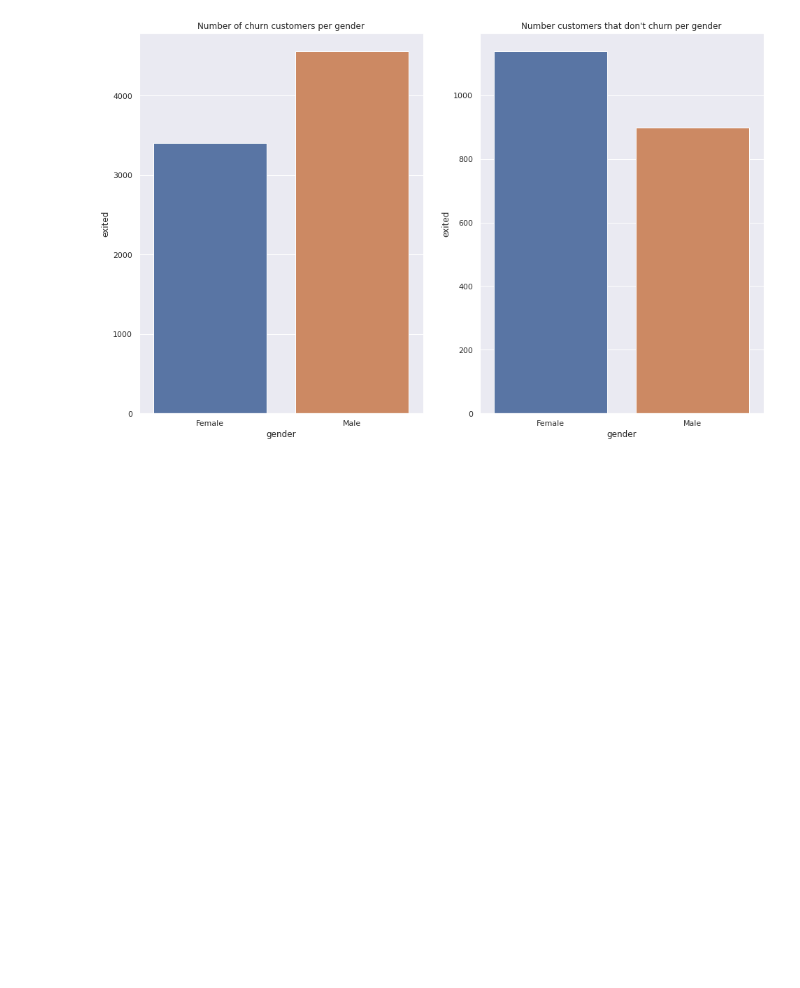
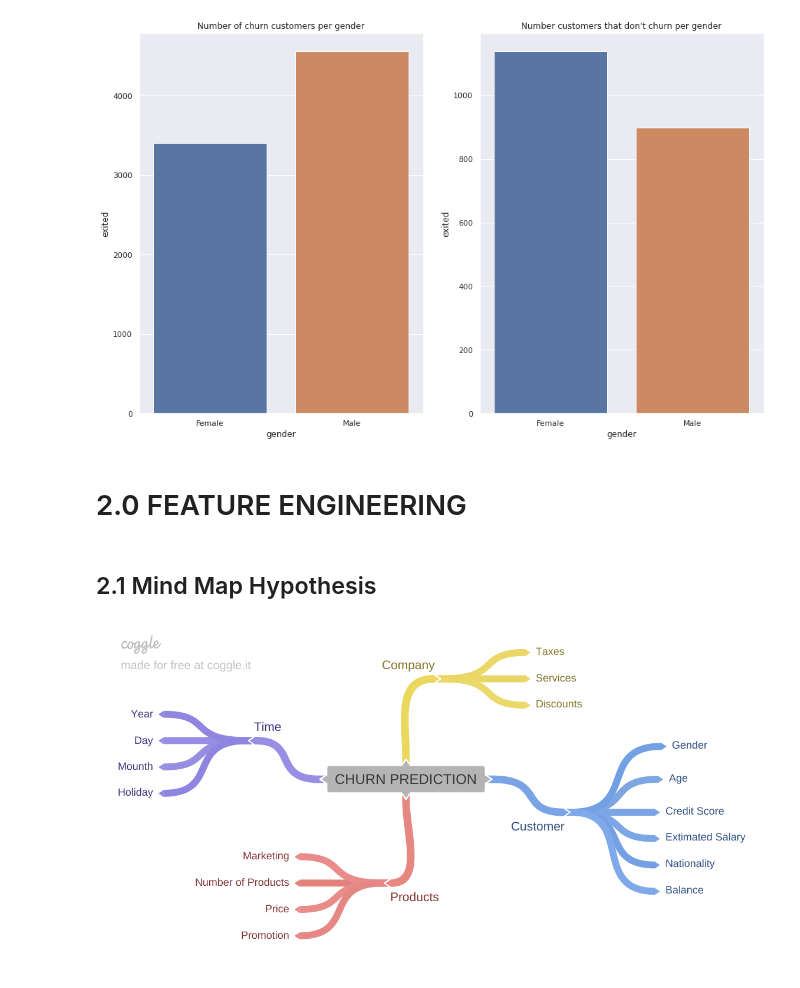
Before and after one commit to ronaldoi9/churn_prediction, a Jupyter notebook: churn_prediction.ipynb, the cells around one changed output. Drawn from its saved outputs; the diff is of its cells as text; code cells hidden in the pictures; blank space fills up the shorter version.

Commit message:
#feat: starting feature engineering

```diff
--- a/churn_prediction.ipynb
+++ b/churn_prediction.ipynb
@@ -192,3 +203,5 @@ sb.barplot(x='gender',y='exited', data=dont_churn_per_gender);
 plt.title("Number customers that don't churn per gender");
 # %% [output]
 [figure]
+# %% [markdown]
+# 2.0 FEATURE ENGINEERING
@@ -194,0 +210,6 @@ plt.title("Number customers that don't churn per gender");
+# %% [markdown]
+## 2.1 Mind Map Hypothesis
+# %%
+Image('img/mind_map_hypothesis.png')
+# %% [output]
+[figure, added]
```
Also changed, not shown: parts of 3 cells of this notebook, 1 other file.
